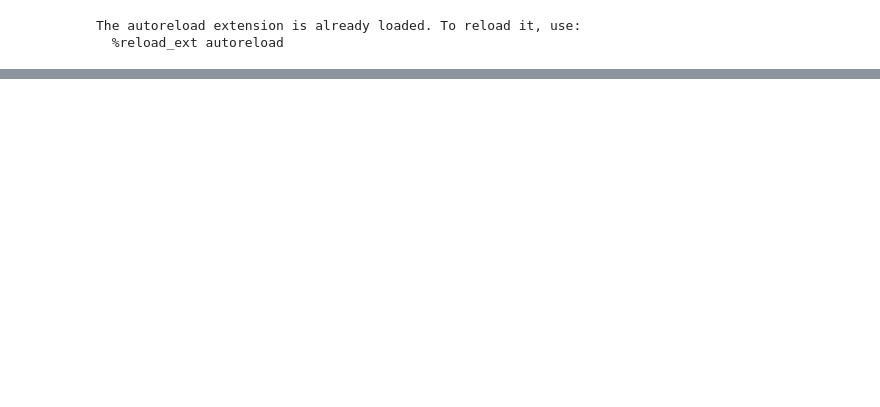
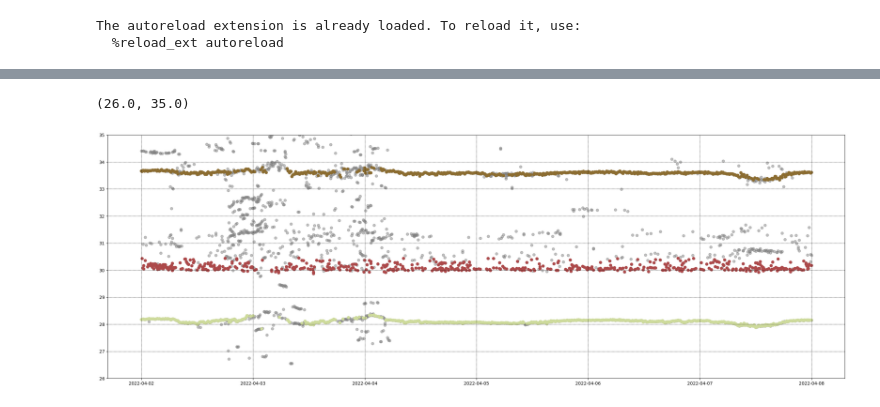
Before and after one commit to WEILMAX/oma_tracking, a Jupyter notebook: notebooks/oma_clustering.ipynb, the cells around one changed output, grey strips where cells are left out. Saved outputs shown, nothing was run; the diff lists cells and outputs as text; code cells hidden in the pictures; blank space fills up the shorter version.

```diff
--- a/notebooks/oma_clustering.ipynb
+++ b/notebooks/oma_clustering.ipynb
@@ -55,0 +84,38 @@ Text(0, 0.5, 'Frequency (Hz)')
+# %%
+PROJECT_PATH = os.path.dirname(os.getcwd())
+
+data_path = os.path.join(PROJECT_PATH, 'data', 'Elia', 'OMA_7.parquet') # Change to local data path
+start = datetime.datetime(2022, 4, 2)
+stop = datetime.datetime(2022, 4, 8)
+
+oma_data = pd.read_parquet(data_path)[start:stop]
+sensor = 'mpe_MO_04_ACC5_Z'
+sensor_data = pd.DataFrame.from_records(oma_data[sensor].explode().dropna().tolist()).set_index(oma_data[sensor].explode().index)
+
+mc = ModeClusterer(
+    eps = 5,
+    min_samples = 100,
+    freq_multiplier = 40,
+    damping_multiplier = 1,
+    size_multiplier = 0.5,
+    index_divider = 20000,
+    cols = ['frequency', 'size', 'damping'],
+    min_modal_size = 5,
+    max_modal_damping = 5,)
+
+mc.fit(sensor_data)
+clustered_modes = mc.predict(min_cluster_size=350)
+
+fig = plt.figure(figsize = (30,10))
+plt.scatter(sensor_data.index, sensor_data['frequency'], alpha=0.5, color='grey')
+
+tab10 = plt.get_cmap('tab20b')
+first_colors = tab10(range(0,len(clustered_modes.labels.unique()),1))
+cmap = ListedColormap(first_colors)
+
+plt.scatter(clustered_modes.index, clustered_modes['frequency'], c=clustered_modes['labels'], cmap = cmap)
+plt.grid(True, color='k', linestyle='--', linewidth=0.5)
+plt.ylim(26,35)
+# %% [output]
+(26.0, 35.0)
+[figure, added]
```
Also changed, not shown: parts of 8 cells of this notebook, 9 other files.
